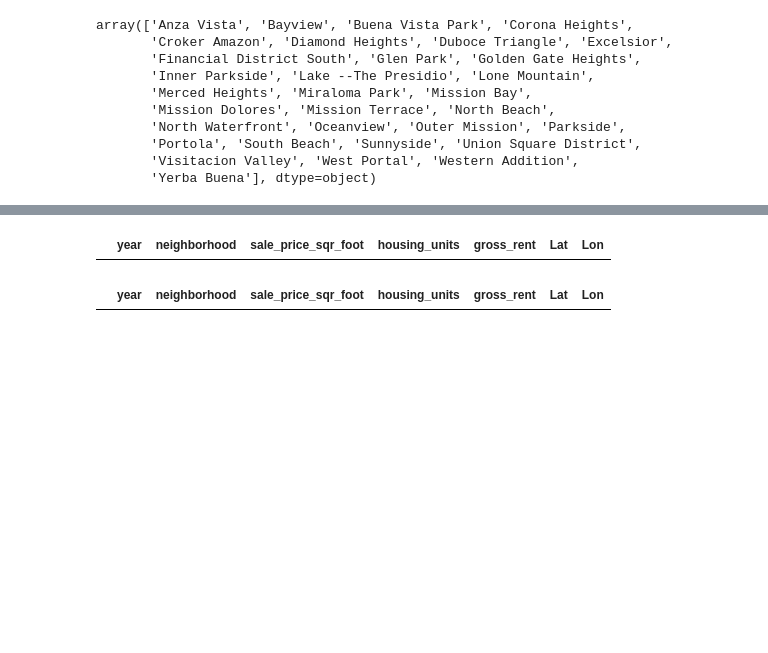
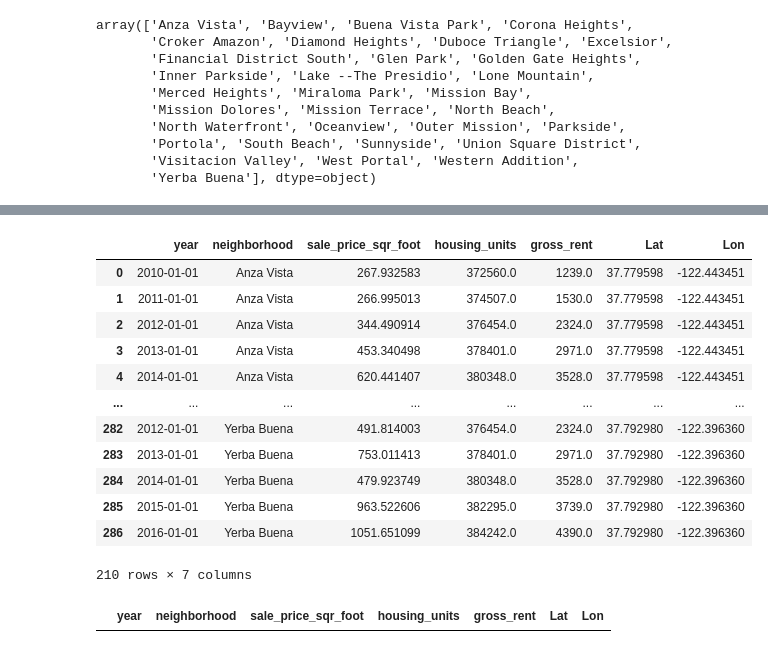
Before and after one commit to youssefabdelwahab/Californina-Housing-Market-Analysis-, a Jupyter notebook: rental_analysis.ipynb, the cells around one changed output, grey strips where cells are left out. Drawn from its saved outputs; the diff is of its cells as text; code cells hidden in the pictures; blank space fills up the shorter version.

```diff
--- a/rental_analysis.ipynb
+++ b/rental_analysis.ipynb
@@ -533,9 +514,21 @@ final_interpolated_df[final_interpolated_df['sale_price_sqr_foot'].isna()]
-# %%
-final_interpolated_df[final_interpolated_df['neighborhood'] == 'Financial District North']
-# %% [output]
-|  | year | neighborhood | sale_price_sqr_foot | housing_units | gross_rent | Lat | Lon |
 # %%
-final_interpolated_df= final_interpolated_df.drop(final_interpolated_df[final_interpolated_df['neighborhood'].isin(['Merced Heights', 'Visitcaion Valley'])].index)
+final_interpolated_df= final_interpolated_df.drop(final_interpolated_df[final_interpolated_df['neighborhood'].isin(['Merced Heights', 'Visitacion Valley'])].index)
+# %%
+final_interpolated_df
+# %% [output]
+|  | year | neighborhood | sale_price_sqr_foot | housing_units | gross_rent | Lat | Lon |
+| 0 | 2010-01-01 | Anza Vista | 267.932583 | 372560.0 | 1239.0 | 37.779598 | -122.443451 |
+| 1 | 2011-01-01 | Anza Vista | 266.995013 | 374507.0 | 1530.0 | 37.779598 | -122.443451 |
+| 2 | 2012-01-01 | Anza Vista | 344.490914 | 376454.0 | 2324.0 | 37.779598 | -122.443451 |
+| 3 | 2013-01-01 | Anza Vista | 453.340498 | 378401.0 | 2971.0 | 37.779598 | -122.443451 |
+| 4 | 2014-01-01 | Anza Vista | 620.441407 | 380348.0 | 3528.0 | 37.779598 | -122.443451 |
+| ... | ... | ... | ... | ... | ... | ... | ... |
+| 282 | 2012-01-01 | Yerba Buena | 491.814003 | 376454.0 | 2324.0 | 37.792980 | -122.396360 |
+| 283 | 2013-01-01 | Yerba Buena | 753.011413 | 378401.0 | 2971.0 | 37.792980 | -122.396360 |
+| 284 | 2014-01-01 | Yerba Buena | 479.923749 | 380348.0 | 3528.0 | 37.792980 | -122.396360 |
+| 285 | 2015-01-01 | Yerba Buena | 963.522606 | 382295.0 | 3739.0 | 37.792980 | -122.396360 |
+| 286 | 2016-01-01 | Yerba Buena | 1051.651099 | 384242.0 | 4390.0 | 37.792980 | -122.396360 |
+210 rows × 7 columns
 # %%
 final_interpolated_df[final_interpolated_df['sale_price_sqr_foot'].isna()]
 # %% [output]
```
Also changed, not shown: parts of 46 cells of this notebook.
